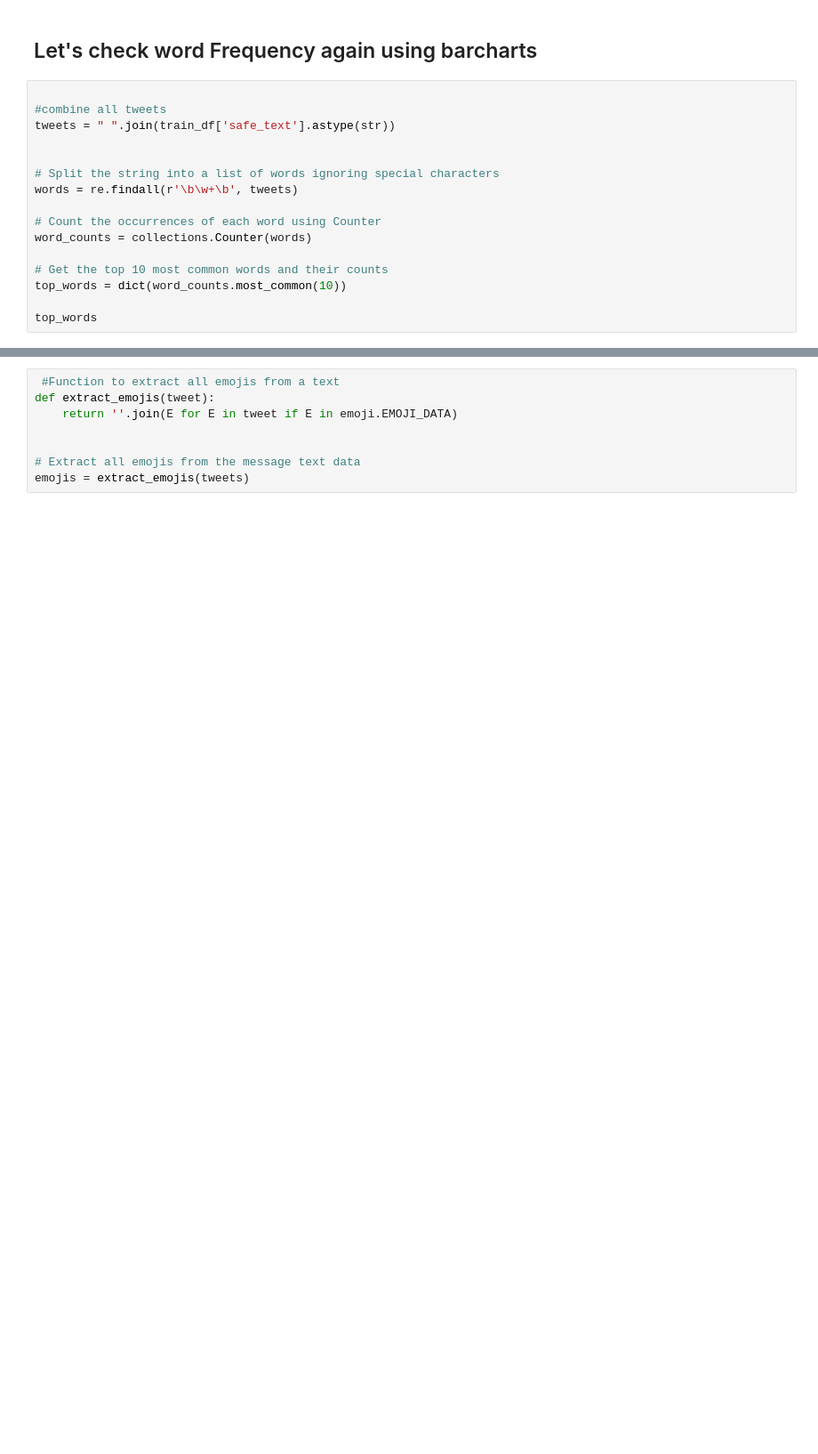
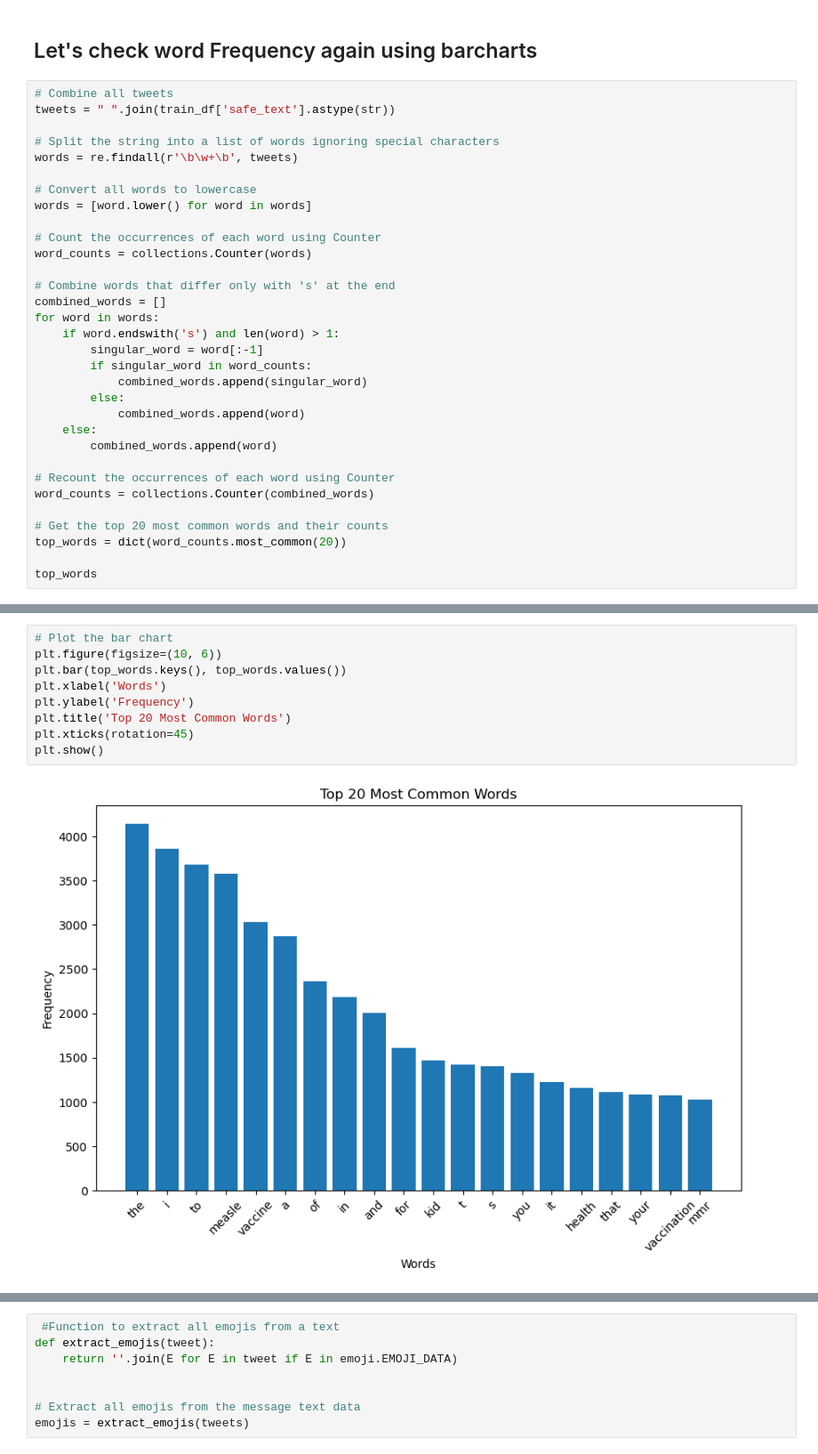
Before and after one commit to Sylvester107/NLP-Sentiment-Analysis, a Jupyter notebook: src/EDA.ipynb, the cells around one changed output, grey strips where cells are left out. Shown at 89% size. Drawn from its saved outputs; the diff is of its cells as text; blank space fills up the shorter version.

```diff
--- a/src/EDA.ipynb
+++ b/src/EDA.ipynb
@@ -108,19 +145,35 @@ to understand how parents feel about this vaccination
 # %% [markdown]
 ## Let's check word Frequency again using barcharts
 # %%
-
-#combine all tweets
+# Combine all tweets
 tweets = " ".join(train_df['safe_text'].astype(str))
-
 
 # Split the string into a list of words ignoring special characters
 words = re.findall(r'\b\w+\b', tweets)
 
+# Convert all words to lowercase
+words = [word.lower() for word in words]
+
 # Count the occurrences of each word using Counter
 word_counts = collections.Counter(words)
 
-# Get the top 10 most common words and their counts
-top_words = dict(word_counts.most_common(10))
+# Combine words that differ only with 's' at the end
+combined_words = []
+for word in words:
+    if word.endswith('s') and len(word) > 1:
+        singular_word = word[:-1]
+        if singular_word in word_counts:
+            combined_words.append(singular_word)
+        else:
+            combined_words.append(word)
+    else:
+        combined_words.append(word)
+
+# Recount the occurrences of each word using Counter
+word_counts = collections.Counter(combined_words)
+
+# Get the top 20 most common words and their counts
+top_words = dict(word_counts.most_common(20))
 
 top_words
 # %% [output]
@@ -137 +202,12 @@ top_words
+# %%
+# Plot the bar chart
+plt.figure(figsize=(10, 6))
+plt.bar(top_words.keys(), top_words.values())
+plt.xlabel('Words')
+plt.ylabel('Frequency')
+plt.title('Top 20 Most Common Words')
+plt.xticks(rotation=45)
+plt.show()
+# %% [output]
+[figure, added]
 # %% [markdown]
```
Also changed, not shown: parts of 48 cells of this notebook.
